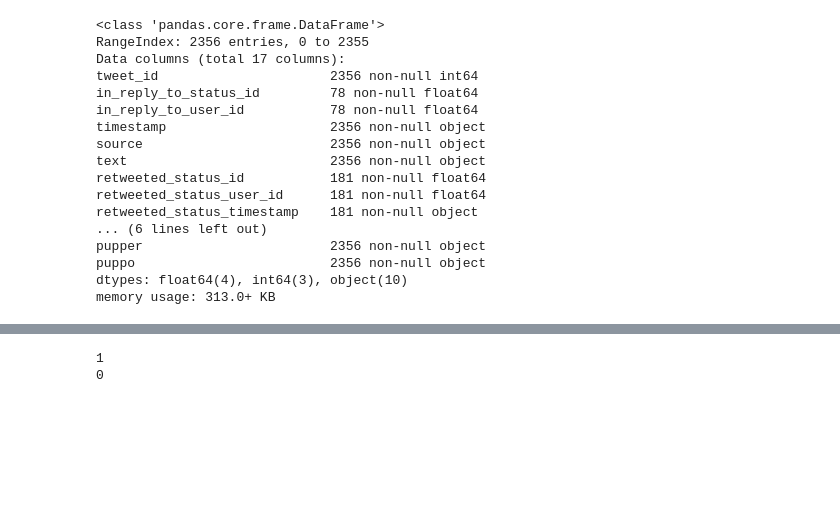
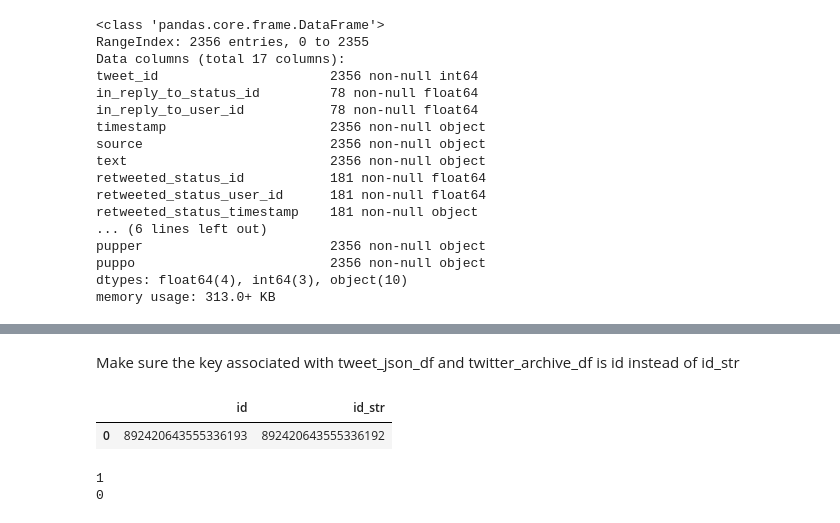
Before and after one commit to MohamedElgohary2012/udacity-wrangle-and-analyze-data, a Jupyter notebook: wrangle_act.ipynb, the cells around one changed output, grey strips where cells are left out. Saved outputs shown, nothing was run; the diff lists cells and outputs as text; code cells hidden in the pictures; blank space fills up the shorter version.

```diff
--- a/wrangle_act.ipynb
+++ b/wrangle_act.ipynb
@@ -245 +263,8 @@ memory usage: 313.0+ KB
+# %% [markdown]
+Make sure the key associated with tweet_json_df and twitter_archive_df is id instead of id_str
+# %%
+tweet_json_df[['id', 'id_str']].head(1)
+# %% [output]
+|  | id | id_str |
+| 0 | 892420643555336193 | 892420643555336192 |
 # %%
```
Also changed, not shown: parts of 4 cells of this notebook.
